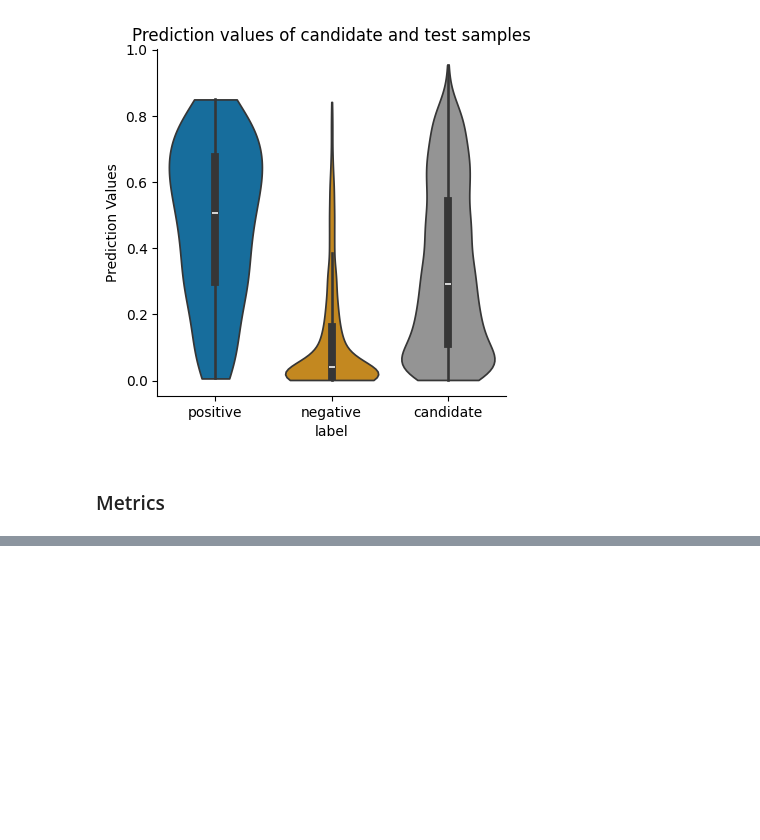
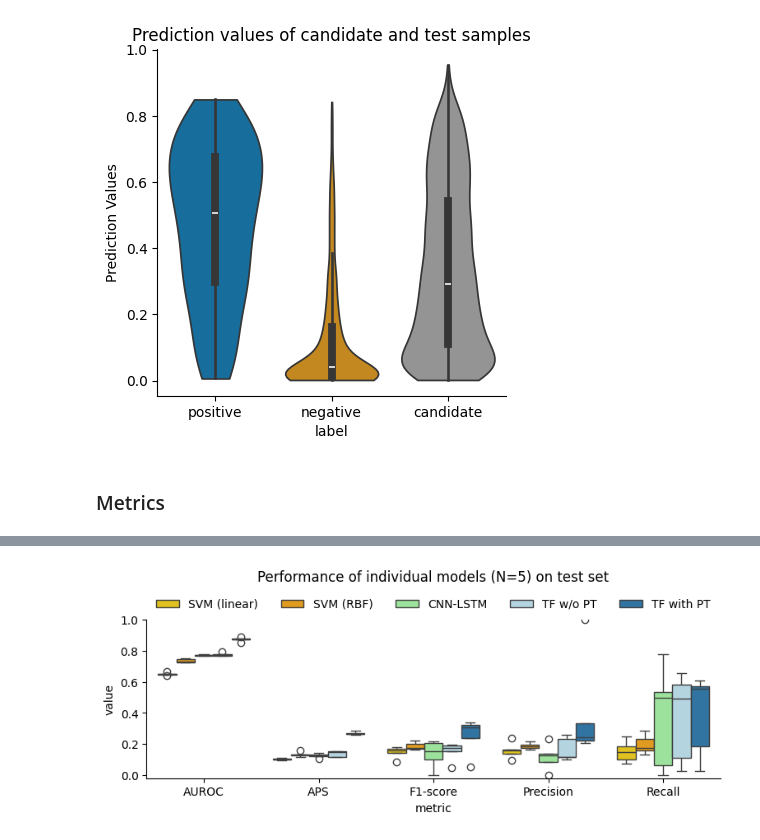
Before and after one commit to marsico-lab/TransFactor, a Jupyter notebook: manuscript/benchmark/Benchmarking Figures and Values.ipynb, the cells around one changed output, grey strips where cells are left out. Saved outputs shown, nothing was run; the diff lists cells and outputs as text; code cells hidden in the pictures; blank space fills up the shorter version.

```diff
--- a/manuscript/benchmark/Benchmarking Figures and Values.ipynb
+++ b/manuscript/benchmark/Benchmarking Figures and Values.ipynb
@@ -168,23 +158,0 @@ plt.show()
-# %%
-# 0.5 threshold for all except SVMs
-# ideal threhsold for svm
-plt.figure(figsize=(9, 2.5))
-results_without_ensemble = results[~results['ensemble']].copy()
-for metric in ['f1', 'recall', 'precision']:
-    results_without_ensemble.loc[results_without_ensemble['config'].str.contains('svm|rbf'), f'{metric}'] = results_without_ensemble.loc[results_without_ensemble['config'].str.contains('svm'), f'{metric}_ideal']
-
-results_without_ensemble = results_without_ensemble.melt(id_vars=['modality'], value_vars=[f'{metric}' for metric in ['auc', 'aps', 'f1', 'precision', 'recall']])
-results_without_ensemble['metric'] = results_without_ensemble['variable'].str.replace(f'', '').replace({'auc': 'AUROC', 'aps': 'APS', 'f1': 'F1-score', 'precision': 'Precision', 'recall': 'Recall'})
-results_without_ensemble['model'] = results_without_ensemble['modality'].replace({'ablation': 'TF w/o PT', 'cnn_lstm': 'CNN-LSTM hybrid', 'transfactor': 'TF with PT', 'svm_lin': 'SVM (linear)', 'svm_rbf': 'SVM (RBF)'})
-ax = sns.boxplot(results_without_ensemble,
-                x='metric', #order=['random', 'TF w/o pretraining', 'TF with pretraining'],
-                y='value',
-                hue='model', hue_order=['SVM (linear)', 'SVM (RBF)', 'CNN-LSTM hybrid', 'TF w/o PT', 'TF with PT'],
-                palette={'random': 'lightgrey', 'TF w/o PT': 'lightblue', 'TF with PT': sns.color_palette('tab10')[0], 'SVM (linear)': 'gold', 'SVM (RBF)': 'orange', 'CNN-LSTM hybrid': 'lightgreen',},
-                )
-sns.move_legend(ax, 'upper center', ncols=5, bbox_to_anchor=(0.5, 1.2), frameon=False, title='')
-plt.ylim(-0.02, 1)
-sns.despine()
-plt.title(f'Performance of individual models (N=5) on test set', y=1.2)
-plt.savefig('benchmark.pdf', bbox_inches='tight')
-plt.show()
@@ -192,0 +171,23 @@ plt.show()
+# %%
+plt.figure(figsize=(9, 2.5))
+results_without_ensemble = results[~results['ensemble']].copy()
+# for metric in ['f1', 'recall', 'precision']:
+#     results_without_ensemble.loc[results_without_ensemble['config'].str.contains('svm|rbf'), f'{metric}'] = results_without_ensemble.loc[results_without_ensemble['config'].str.contains('svm'), f'{metric}_ideal']
+
+results_without_ensemble = results_without_ensemble.melt(id_vars=['modality'], value_vars=[f'{metric}' for metric in ['auc', 'aps', 'f1', 'precision', 'recall']])
+results_without_ensemble['metric'] = results_without_ensemble['variable'].str.replace(f'', '').replace({'auc': 'AUROC', 'aps': 'APS', 'f1': 'F1-score', 'precision': 'Precision', 'recall': 'Recall'})
+results_without_ensemble['model'] = results_without_ensemble['modality'].replace({'ablation': 'TF w/o PT', 'cnn_lstm': 'CNN-LSTM', 'transfactor': 'TF with PT', 'svm_lin': 'SVM (linear)', 'svm_rbf': 'SVM (RBF)'})
+ax = sns.boxplot(results_without_ensemble,
+                x='metric', #order=['random', 'TF w/o pretraining', 'TF with pretraining'],
+                y='value',
+                hue='model', hue_order=['SVM (linear)', 'SVM (RBF)', 'CNN-LSTM', 'TF w/o PT', 'TF with PT'],
+                palette={'random': 'lightgrey', 'TF w/o PT': 'lightblue', 'TF with PT': sns.color_palette('tab10')[0], 'SVM (linear)': 'gold', 'SVM (RBF)': 'orange', 'CNN-LSTM': 'lightgreen',},
+                )
+sns.move_legend(ax, 'upper center', ncols=5, bbox_to_anchor=(0.5, 1.2), frameon=False, title='')
+plt.ylim(-0.02, 1)
+sns.despine()
+plt.title(f'Performance of individual models (N=5) on test set', y=1.2)
+plt.savefig('benchmark_ideal.pdf', bbox_inches='tight')
+plt.show()
+# %% [output]
+[figure, added]
```
Also changed, not shown: parts of 15 cells of this notebook, 17 other files.
